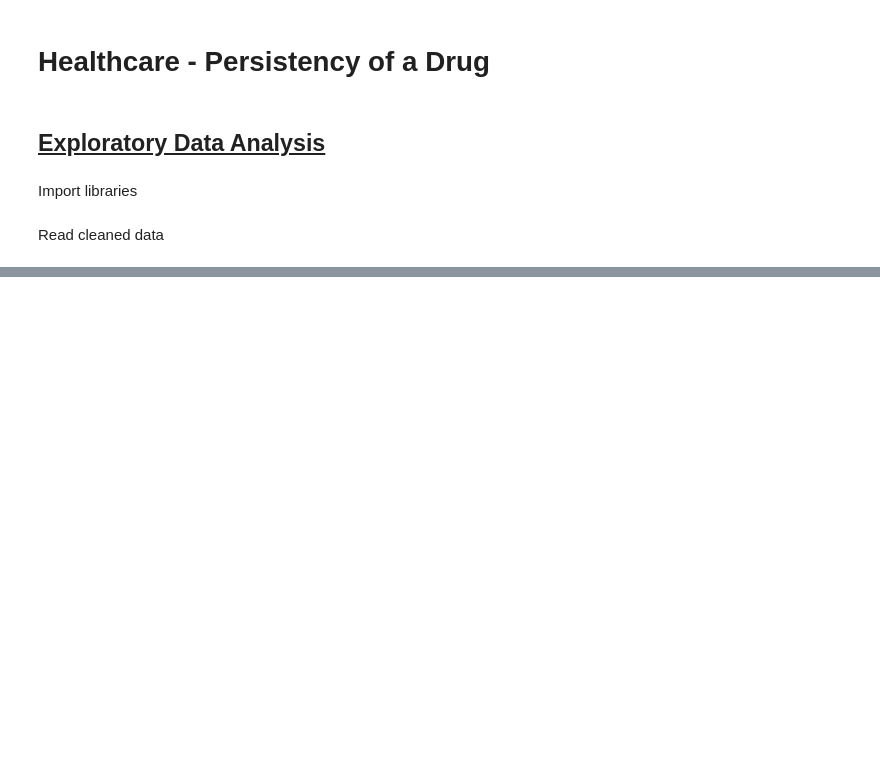
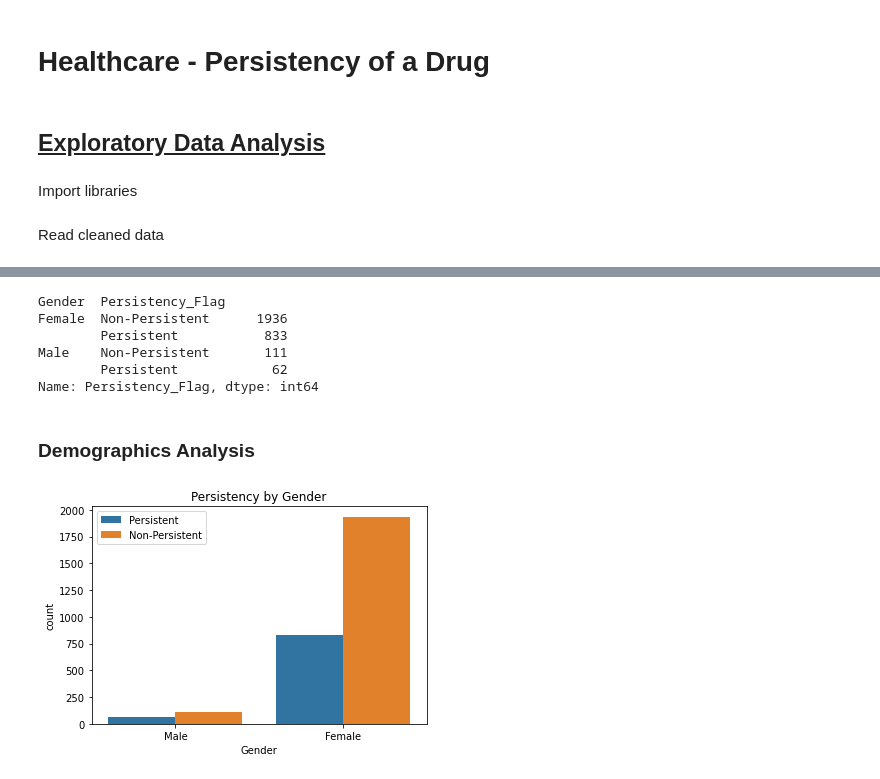
Before and after one commit to Soniyasunny1/7_week7, a Jupyter notebook: week_10/2_EDA.ipynb, the cells around one changed output, grey strips where cells are left out. Drawn from its saved outputs; the diff is of its cells as text; code cells hidden in the pictures; blank space fills up the shorter version.

```diff
--- a/week_10/2_EDA.ipynb
+++ b/week_10/2_EDA.ipynb
@@ -25,0 +140,19 @@ df2.head()
+# %%
+df.groupby(["Gender",'Persistency_Flag']).Persistency_Flag.count()
+# %% [output]
+Gender  Persistency_Flag
+Female  Non-Persistent      1936
+        Persistent           833
+Male    Non-Persistent       111
+        Persistent            62
+Name: Persistency_Flag, dtype: int64
+# %% [markdown]
+### Demographics Analysis
+# %%
+# Gender
+sns.countplot(df['Gender'], hue=df['Persistency_Flag'])
+plt.title("Persistency by Gender")
+plt.legend()
+plt.show()
+# %% [output]
+[figure, added]
```
Also changed, not shown: parts of 25 cells of this notebook, 2 other files.
